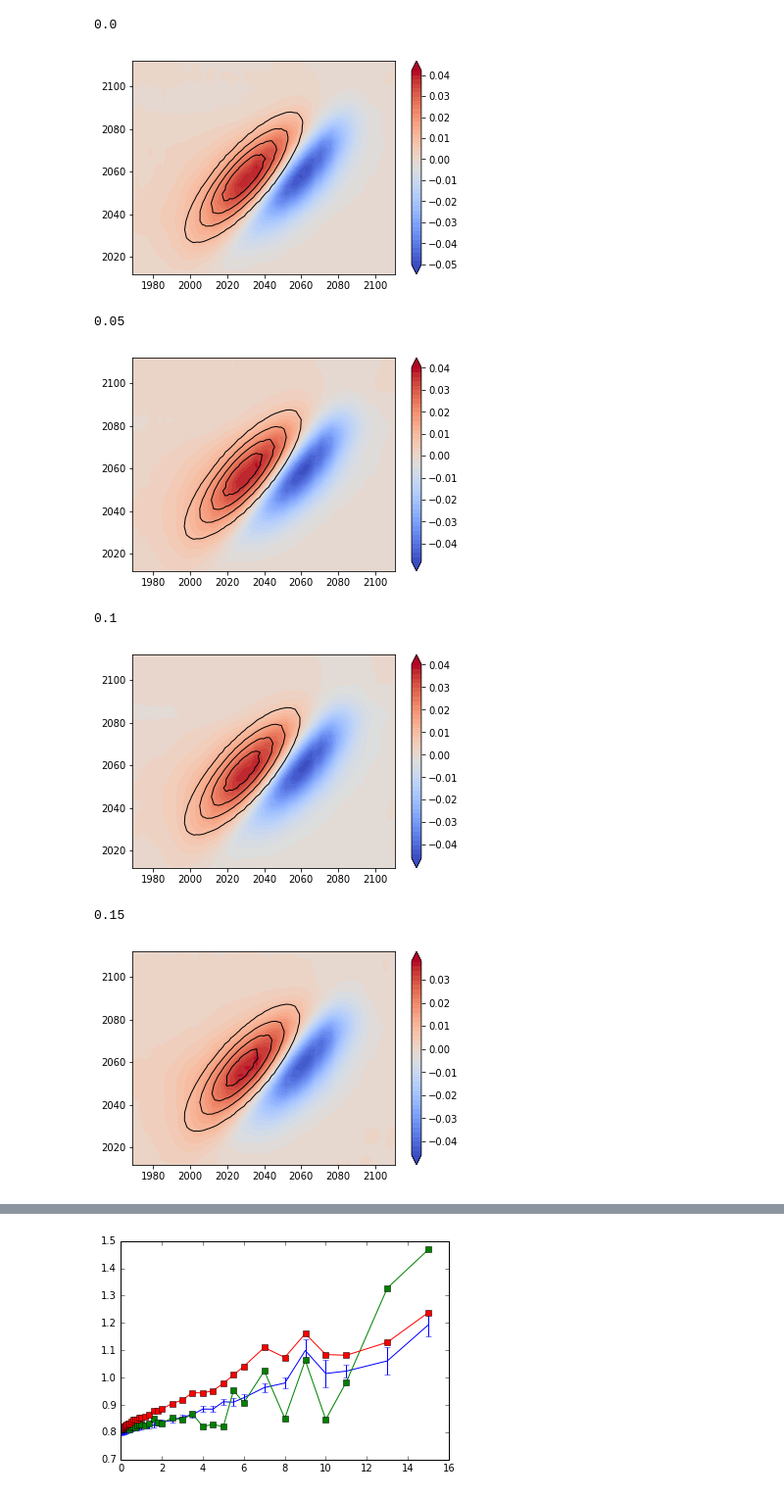
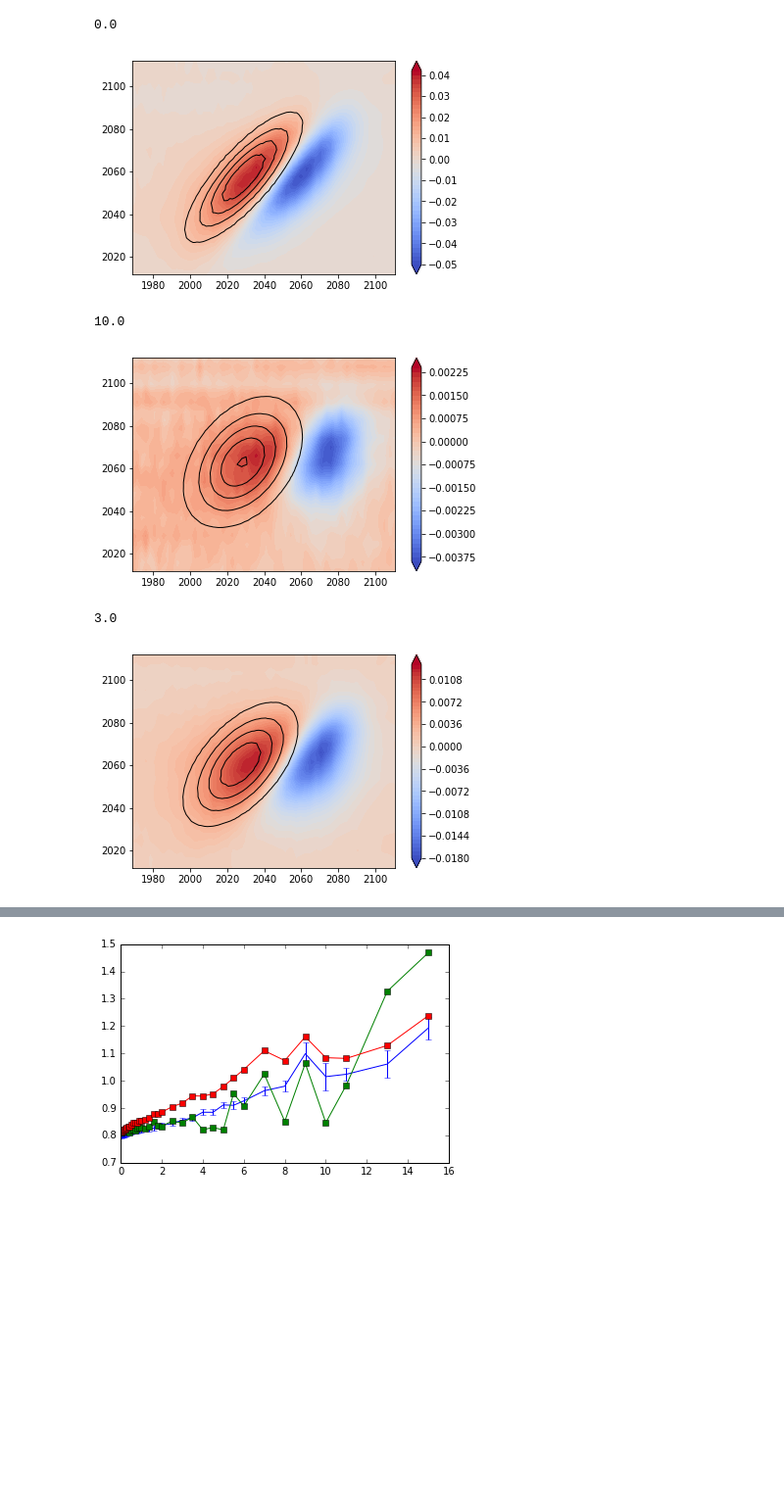
Before and after one commit to sebgorgon/2dIR-spectral-diffusion, a Jupyter notebook: specdiff.v.2.ipynb, the cells around one changed output, grey strips where cells are left out. Shown at 98% size. Saved outputs shown, nothing was run; the diff lists cells and outputs as text; code cells hidden in the pictures; blank space fills up the shorter version.

```diff
--- a/specdiff.v.2.ipynb
+++ b/specdiff.v.2.ipynb
@@ -341,16 +314,14 @@ def datasetfit(direct, signopt, showtoggle=False):
 # %%
 #res16b = datasetfit('016',0)
 #res16p = datasetfit('016',1)
 #res16m = datasetfit('016',-1)
-res23b = datasetfit('C:/PYTHONALL/023',1, True)
+res23b = datasetfit('C:/PYTHONALL/023s',1, True)
 #res23p = datasetfit('023',1)
 #res23m = datasetfit('023',-1)
 # %% [output]
 0.0
 [figure]
-0.05
+10.0
-[figure, old version]
+[figure, new version]
-0.1
+3.0
-[figure, old version]
+[figure, new version]
-0.15
-[figure, removed]
```
Also changed, not shown: parts of 11 cells of this notebook.
